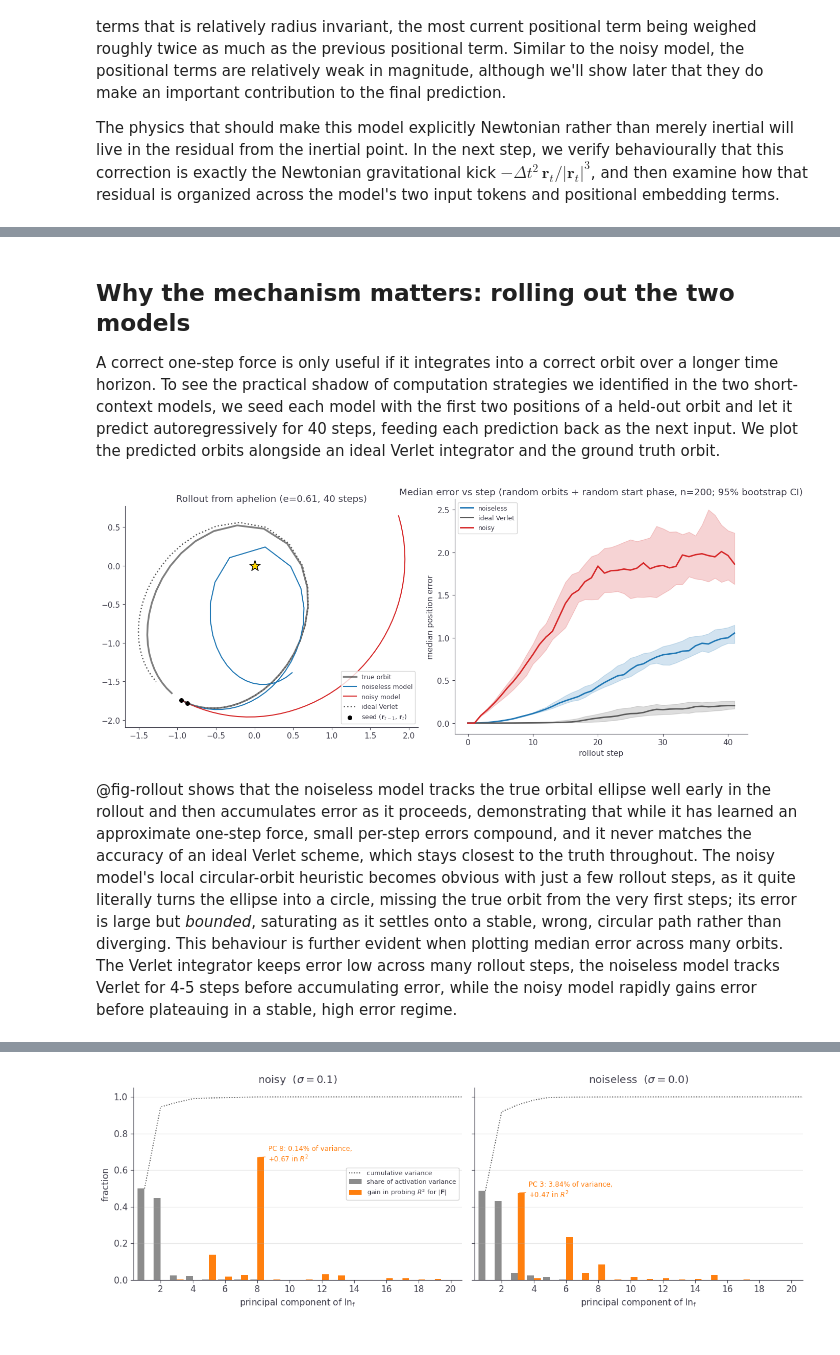
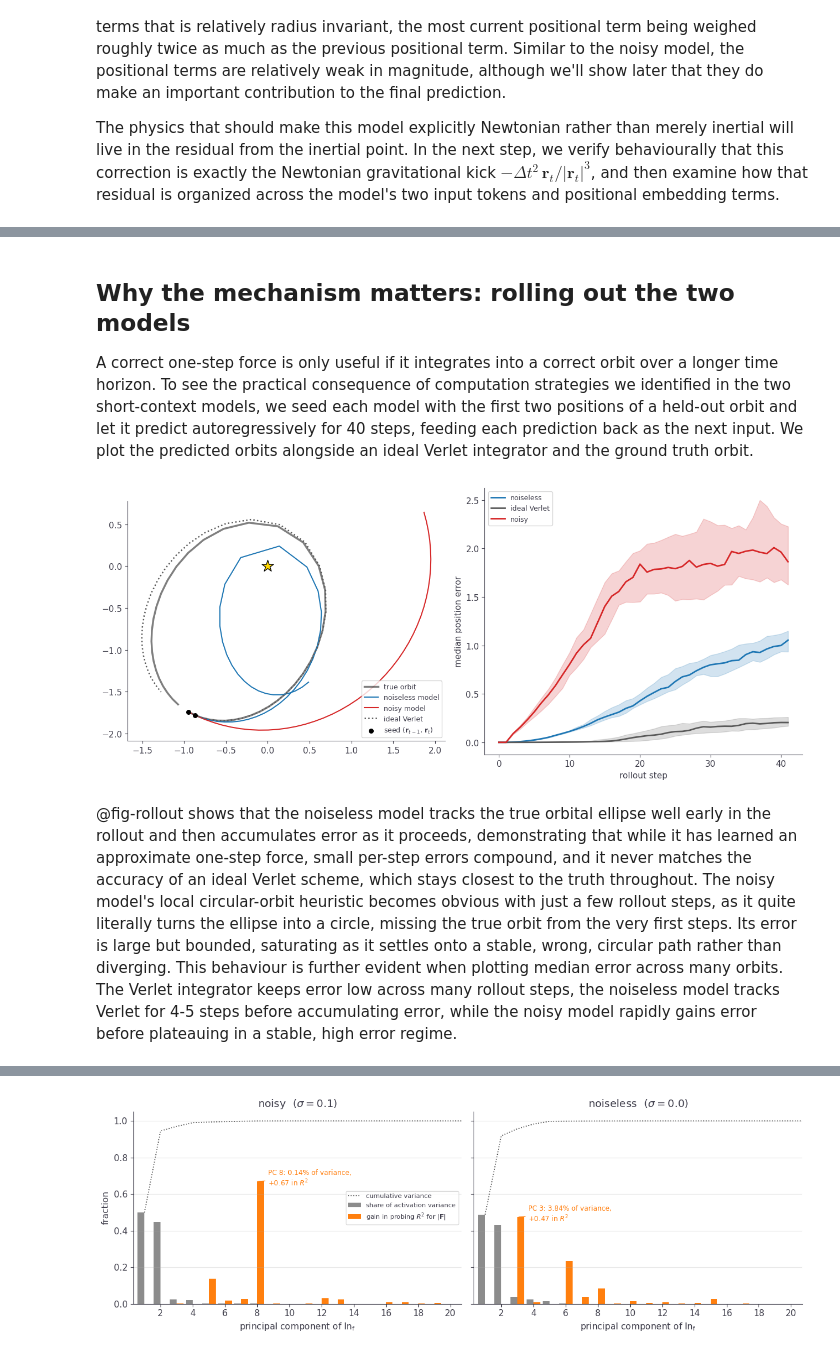
Before and after one commit to Arcadia-Science/world-model-orbits, a Jupyter notebook: index.ipynb, the cells around one changed output, grey strips where cells are left out. Cells and saved outputs as stored; diff of their text form; code cells hidden in the pictures.

```diff
--- a/index.ipynb
+++ b/index.ipynb
@@ -181,6 +181,5 @@ for ax, mv, ev, label in [(axes[0], mv_2,   ev_2,   'context length = 2'),
     ax.plot([lo, hi], [lo, hi], 'k--', lw=1, label='y = x')
     ax.scatter(mv, ev, s=16, c='tab:blue', alpha=0.7, label=f'rel. err = {err:.0e}')
     ax.set_xlabel('model forward output'); ax.set_ylabel('ELM reconstruction')
-    ax.set_title(label); ax.legend(fontsize=9)
 fig.tight_layout(); plt.show()
 # %% [output]
@@ -696,7 +680,7 @@ One caution, since the negation invites it: the antisymmetry does not mean the c
 # %% [markdown]
 ## Why the mechanism matters: rolling out the two models
 
-A correct one-step force is only useful if it integrates into a correct orbit over a longer time horizon. To see the practical shadow of computation strategies we identified in the two short-context models, we seed each model with the first two positions of a held-out orbit and let it predict autoregressively for 40 steps, feeding each prediction back as the next input. We plot the predicted orbits alongside an ideal Verlet integrator and the ground truth orbit.
+A correct one-step force is only useful if it integrates into a correct orbit over a longer time horizon. To see the practical consequence of computation strategies we identified in the two short-context models, we seed each model with the first two positions of a held-out orbit and let it predict autoregressively for 40 steps, feeding each prediction back as the next input. We plot the predicted orbits alongside an ideal Verlet integrator and the ground truth orbit.
 # %%
 #| label: fig-rollout
 #| fig-cap: "Autoregressive rollout on eccentric orbits (0.5 < e < 0.7), seeded from two consecutive positions and rolled forward 40 steps with each prediction fed back as the next input. Left: one example orbit seeded at aphelion, showing the true ellipse, an ideal Verlet integrator, and the two short-context models. Right: median position error against rollout step over 200 randomly drawn eccentric orbits seeded at random phase, with a 95% bootstrap confidence interval of the median. Ideal Verlet is integrated at the data's true sample spacing, dt = 20/99."
@@ -751,37 +735,35 @@ true = _tr[ei]
 # leaves the orbit smoothly and what stays visible is the heuristic's angular error
 # rather than its radial one. Unlike perihelion it is also the *easiest* phase for a
 # fixed-step integrator (slow motion, weak force): seeding at perihelion instead makes
 # dt = 20/99 far too coarse for the 1/r^2 force there, and the ideal-Verlet reference
 # itself takes a permanent energy hit, ending up less accurate than either model.
 # The error curves on the right keep their random phases -- phase-locking those would
 # manufacture a spurious oscillation in the median.
 ek = int(np.argmax(np.linalg.norm(true[:100 - (N + 2) + 1], axis=1)))
 s = true[ek:ek+2]; seg = true[ek:ek+N+2]
 rn, rv, rx = rollout(model_noiseless, s, N), rollout_verlet(s, N, dt=DT), rollout(model_bs2, s, N)
 
 fig, (axA, axB) = plt.subplots(1, 2, figsize=(13, 5.6))
 axA.plot(seg[:, 0], seg[:, 1], 'k-', lw=2.5, alpha=0.5, label='true orbit')
 axA.plot(rn[:, 0], rn[:, 1], '-',  color='tab:blue', lw=1.5, label='noiseless model')
 axA.plot(rx[:, 0], rx[:, 1], '-',  color='tab:red',  lw=1.5, label='noisy model')
 axA.plot(rv[:, 0], rv[:, 1], ':',  color='0.35',     lw=1.8, label='ideal Verlet')
 axA.scatter(0, 0, marker='*', s=250, color='gold', edgecolor='k', zorder=5)
 axA.scatter(s[:, 0], s[:, 1], color='k', s=30, zorder=5,
             label=r'seed ($\mathbf{r}_{t-1}$, $\mathbf{r}_t$)')
 axA.set_aspect('equal'); axA.legend(fontsize=9)
-axA.set_title(f'Rollout from aphelion (e={_e[ei]:.2f}, {N} steps)')
 
 # right: MEDIAN error vs step over the random sample, with a 95% bootstrap CI band
 for name, c in [('noiseless', 'tab:blue'), ('ideal Verlet', '0.35'), ('noisy', 'tab:red')]:
     med, lo, hi = median_ci(errs[name], seed=SEED)
     axB.plot(step, med, color=c, lw=2, label=name)
     axB.fill_between(step, lo, hi, color=c, alpha=0.2)
 axB.set_xlabel('rollout step'); axB.set_ylabel('median position error')
-axB.set_title(f'Median error vs step (random orbits + random start phase, n={len(sample)}; 95% bootstrap CI)')
 axB.legend(fontsize=9)
 fig.tight_layout(); plt.show()
 # %% [output]
-[figure, old version]
+[figure, new version]
 # %% [markdown]
-@fig-rollout shows that the noiseless model tracks the true orbital ellipse well early in the rollout and then accumulates error as it proceeds, demonstrating that while it has learned an approximate one-step force, small per-step errors compound, and it never matches the accuracy of an ideal Verlet scheme, which stays closest to the truth throughout. The noisy model's local circular-orbit heuristic becomes obvious with just a few rollout steps, as it quite literally turns the ellipse into a circle, missing the true orbit from the very first steps; its error is large but *bounded*, saturating as it settles onto a stable, wrong, circular path rather than diverging. This behaviour is further evident when plotting median error across many orbits. The Verlet integrator keeps error low across many rollout steps, the noiseless model tracks Verlet for 4-5 steps before accumulating error, while the noisy model rapidly gains error before plateauing in a stable, high error regime.
+@fig-rollout shows that the noiseless model tracks the true orbital ellipse well early in the rollout and then accumulates error as it proceeds, demonstrating that while it has learned an approximate one-step force, small per-step errors compound, and it never matches the accuracy of an ideal Verlet scheme, which stays closest to the truth throughout. The noisy model's local circular-orbit heuristic becomes obvious with just a few rollout steps, as it quite literally turns the ellipse into a circle, missing the true orbit from the very first steps. Its error is large but bounded, saturating as it settles onto a stable, wrong, circular path rather than diverging. This behaviour is further evident when plotting median error across many orbits. The Verlet integrator keeps error low across many rollout steps, the noiseless model tracks Verlet for 4-5 steps before accumulating error, while the noisy model rapidly gains error before plateauing in a stable, high error regime.
 # %% [markdown]
 ## Why the probe recovers force in both models
```
Also changed, not shown: parts of 18 cells of this notebook.
